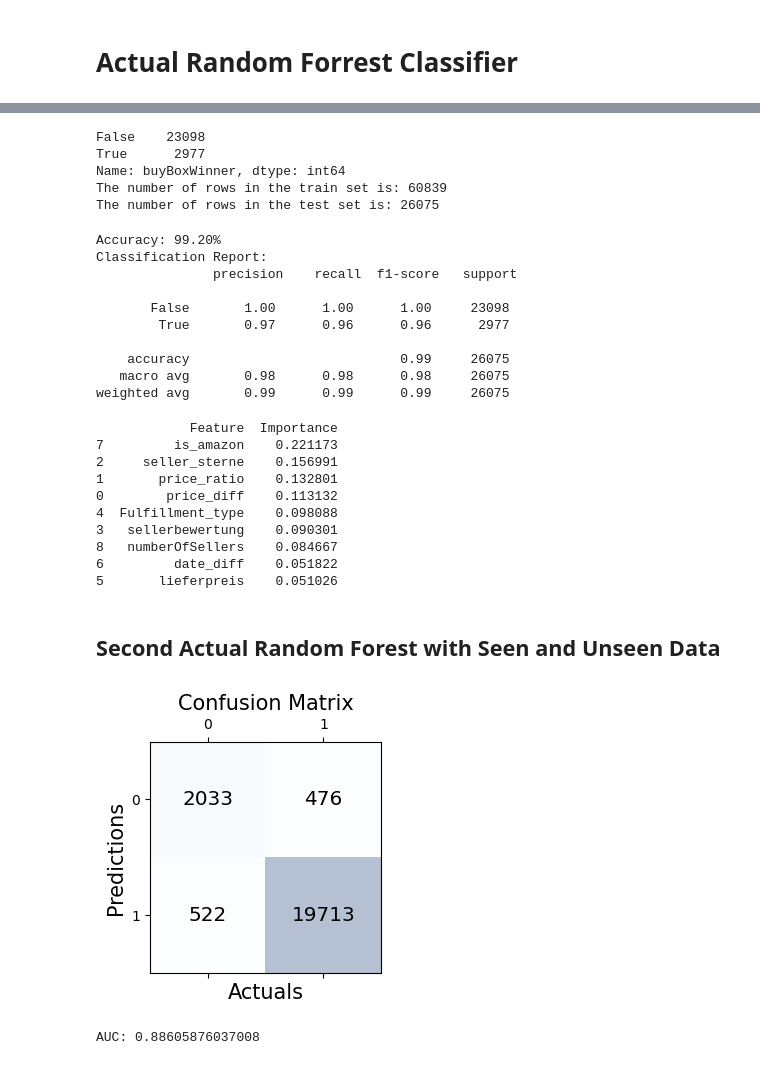
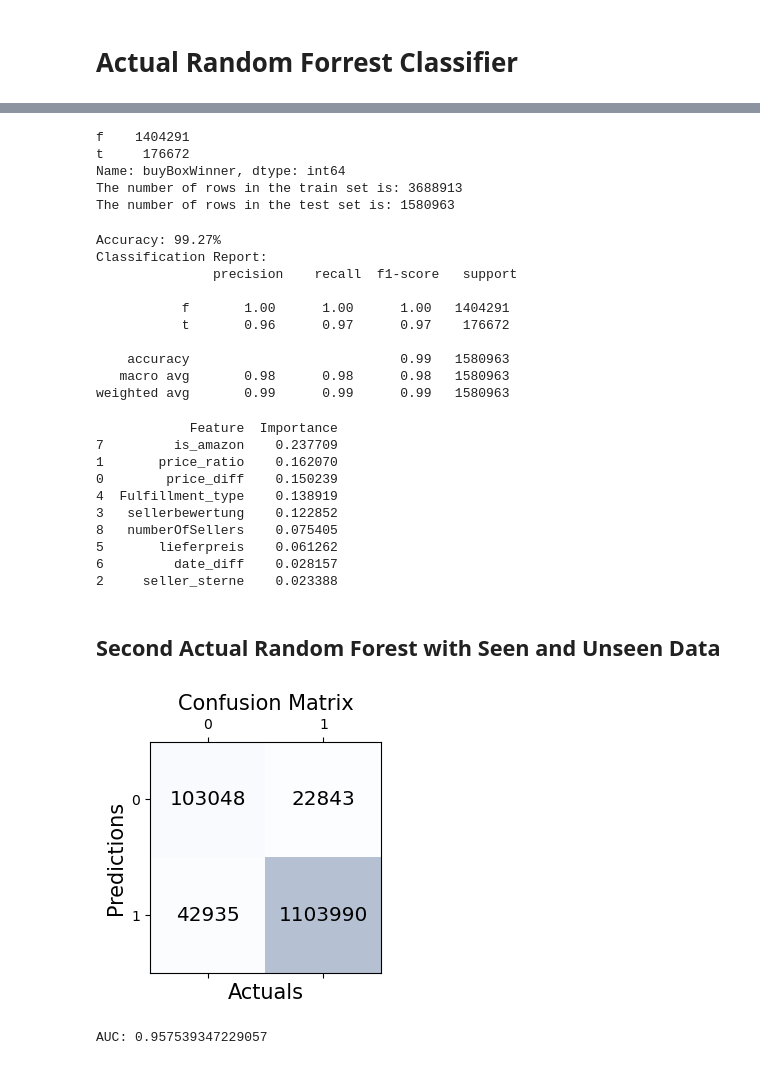
Before and after one commit to RobertBetschinger/MA-Analyse, a Jupyter notebook: Notebooks/(3.2)BuyBox_Relative_Seen_Unseen.ipynb, the cells around one changed output, grey strips where cells are left out. Cells and saved outputs as stored; diff of their text form; code cells hidden in the pictures.

```diff
--- a/Notebooks/(3.2)BuyBox_Relative_Seen_Unseen.ipynb
+++ b/Notebooks/(3.2)BuyBox_Relative_Seen_Unseen.ipynb
@@ -1,2 +1,6 @@
 # %% [markdown]
 ## Random Forrest but with relative Data (Similar to Chen Paper)
+# %%
+import pandas as pd
+import numpy as np
+df = pd.read_csv('../Grunddatein/Zwischendatein/CleanedDataComplete.csv')
@@ -3,11 +14,9 @@
 # %%
-import pandas as pd
-import numpy as np
-df = pd.read_csv('../Grunddatein/Zwischendatein/cleaned_data.csv')
 ## Exclude all Rows where condition isnt New and which where a reactive Crawl
 df = df[df['trigByReactive'] != True]
 df = df[df['condition'].isin(['Neu', 'New'])]
 
+## Calculate the Price Diff For each Offer Timestamp Combination
 def calculate_price_diff_and_ratio(group):
     min_price = group['price'].min()
     group['price_diff'] = group['price'] - min_price
@@ -159,11 +152,11 @@ num_rows_test = X_test.shape[0]
 print(f'The number of rows in the train set is: {num_rows_train}')
 print(f'The number of rows in the test set is: {num_rows_test}')
 # %% [output]
-False    23098
-True      2977
+f    1404291
+t     176672
 Name: buyBoxWinner, dtype: int64
-The number of rows in the train set is: 60839
-The number of rows in the test set is: 26075
+The number of rows in the train set is: 3688913
+The number of rows in the test set is: 1580963
 # %%
 ##Qualitätsmaße
 # Calculate the accuracy, aber ansich nicht so gutes Maß, da imbalanced Verteilung von BuyBox
@@ -172,16 +165,16 @@ acc = accuracy_score(y_test, y_pred)
 print("Accuracy: {:.2f}%".format(acc * 100))
 print("Classification Report:\n", classification_report(y_test, y_pred))
 # %% [output]
-Accuracy: 99.20%
+Accuracy: 99.27%
 Classification Report:
                precision    recall  f1-score   support
 
-       False       1.00      1.00      1.00     23098
-        True       0.97      0.96      0.96      2977
+           f       1.00      1.00      1.00   1404291
+           t       0.96      0.97      0.97    176672
 
-    accuracy                           0.99     26075
-   macro avg       0.98      0.98      0.98     26075
-weighted avg       0.99      0.99      0.99     26075
+    accuracy                           0.99   1580963
+   macro avg       0.98      0.98      0.98   1580963
+weighted avg       0.99      0.99      0.99   1580963
 # %%
 ## Print out Feature Importances
 feature_importances = rfc.feature_importances_
@@ -196,15 +189,15 @@ feature_importances_df = feature_importances_df.sort_values(by='Importance', asc
 print(feature_importances_df)
 # %% [output]
             Feature  Importance
-7         is_amazon    0.221173
-2     seller_sterne    0.156991
-1       price_ratio    0.132801
-0        price_diff    0.113132
-4  Fulfillment_type    0.098088
-3   sellerbewertung    0.090301
-8   numberOfSellers    0.084667
-6         date_diff    0.051822
-5       lieferpreis    0.051026
+7         is_amazon    0.237709
+1       price_ratio    0.162070
+0        price_diff    0.150239
+4  Fulfillment_type    0.138919
+3   sellerbewertung    0.122852
+8   numberOfSellers    0.075405
+5       lieferpreis    0.061262
+6         date_diff    0.028157
+2     seller_sterne    0.023388
 # %% [markdown]
 ## Second Actual Random Forest with Seen and Unseen Data
 # %%
@@ -216,64 +209,42 @@ from sklearn.metrics import roc_auc_score
 from sklearn.metrics import balanced_accuracy_score
 import matplotlib.pyplot as plt
 
-
-# Get unique 'asin' values and split them into train and test sets
 unique_asins = df['asin'].unique()
 train_asins, test_asins = train_test_split(unique_asins, test_size=0.25, random_state=56)
 
-# Split the DataFrame into seen (training) and unseen (testing) data based on the train and test 'asin' sets
 seen_data = df[df['asin'].isin(train_asins)]
 unseen_data = df[df['asin'].isin(test_asins)]
 
-# Prepare the seen and unseen data for the model
 X_train_seen = seen_data[['is_amazon','price_diff','price_ratio','seller_sterne','sellerbewertung','Fulfillment_type','lieferpreis','date_diff','numberOfSellers']]
 y_train_seen = seen_data['buyBoxWinner']
 
 X_test_unseen = unseen_data[['is_amazon','price_diff','price_ratio','seller_sterne','sellerbewertung','Fulfillment_type','lieferpreis','date_diff','numberOfSellers']]
 y_test_unseen = unseen_data['buyBoxWinner']
 
-# Your original code to train the model and evaluate it (unchanged)
-# Create and train the Random Forest Classifier
 rfc = RandomForestClassifier(n_estimators=100, random_state=42)
 rfc.fit(X_train_seen, y_train_seen)
 
-# Make predictions on the test set
+y_pred_proba = rfc.predict_proba(X_test_unseen)[:, 1]  # Only take the probabilities for the positive class
 y_pred = rfc.predict(X_test_unseen)
 
-
-# Calculate the confusion matrix
-# The Printing of the confusion matrix, is partially buggy. Follow this Tutorial to retrive the right matrix:
-##This Code is based on the Example from: https://vitalflux.com/python-draw-confusion-matrix-matplotlib/
 conf_matrix = confusion_matrix(y_true=y_test_unseen, y_pred=y_pred)
 
-# Swap True Positives and True Negatives
 conf_matrix[0,0], conf_matrix[1,1] = conf_matrix[1,1], conf_matrix[0,0]
 
-# Print the confusion matrix using Matplotlib
 fig, ax = plt.subplots(figsize=(3, 3))
 ax.matshow(conf_matrix, cmap=plt.cm.Blues, alpha=0.3)
 for i in range(conf_matrix.shape[0]):
     for j in range(conf_matrix.shape[1]):
         ax.text(x=j, y=i,s=conf_matrix[i, j], va='center', ha='center', size='x-large')
 
 plt.xlabel('Actuals', fontsize=15)
 plt.ylabel('Predictions', fontsize=15)
 plt.title('Confusion Matrix', fontsize=15)
 plt.show()
 
-
-#Area under The Curve ausrechnen lassen
-# Calculate the AUC
-#The AUC (area under the ROC curve) is a measure of the performance of a binary classification model.
-#It represents the degree to which the model is able to distinguish between positive and negative examples.
-#The AUC ranges from 0 to 1, with higher values indicating better performance.
-auc = roc_auc_score(y_test_unseen, y_pred)
+auc = roc_auc_score(y_test_unseen, y_pred_proba)
 print("AUC:", auc)
-
-#Balanced ACC
-#bal_acc = balanced_accuracy_score(y_test, y_pred)
-#print("Balanced accuracy:", bal_acc)
 # %% [output]
-[figure, old version]
+[figure, new version]
-AUC: 0.88605876037008
+AUC: 0.957539347229057
 # %%
```
Also changed, not shown: parts of 10 cells of this notebook, 8 other files.
